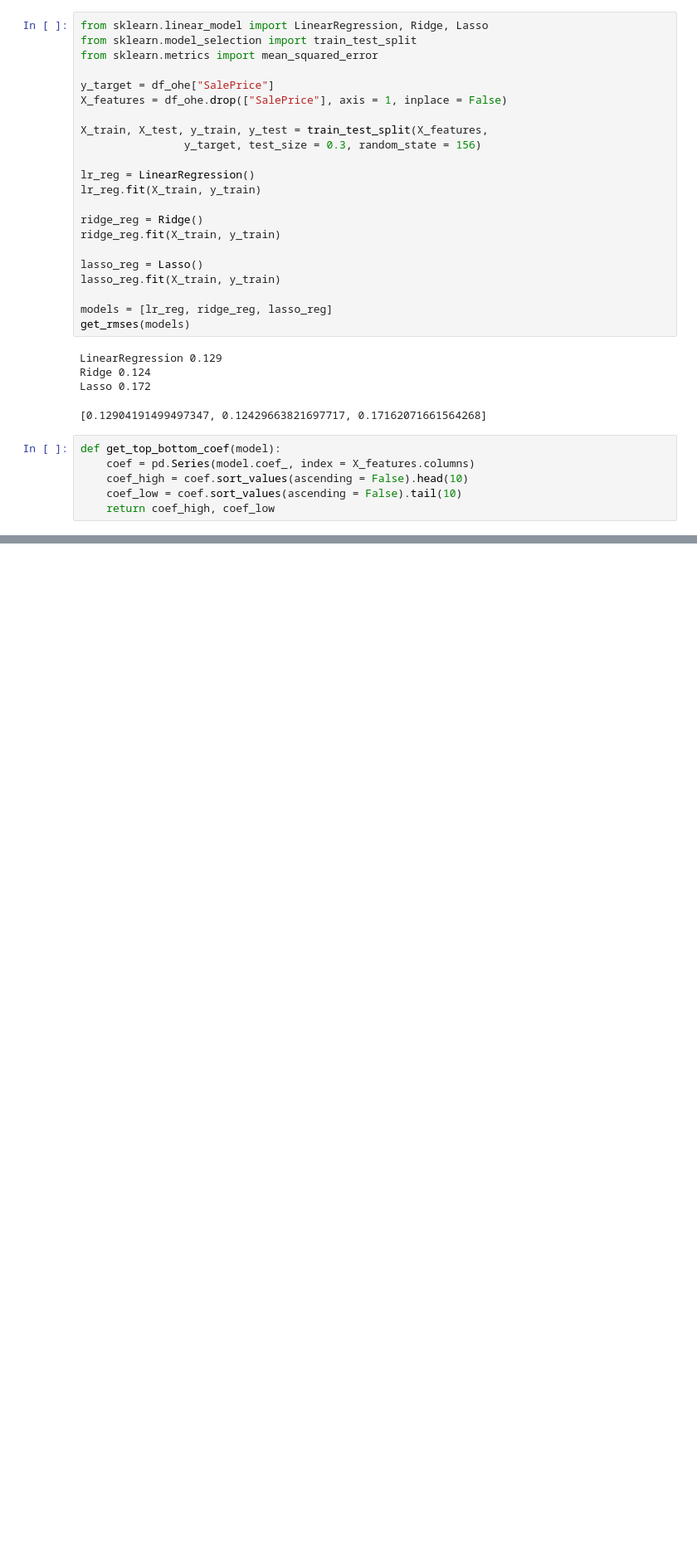
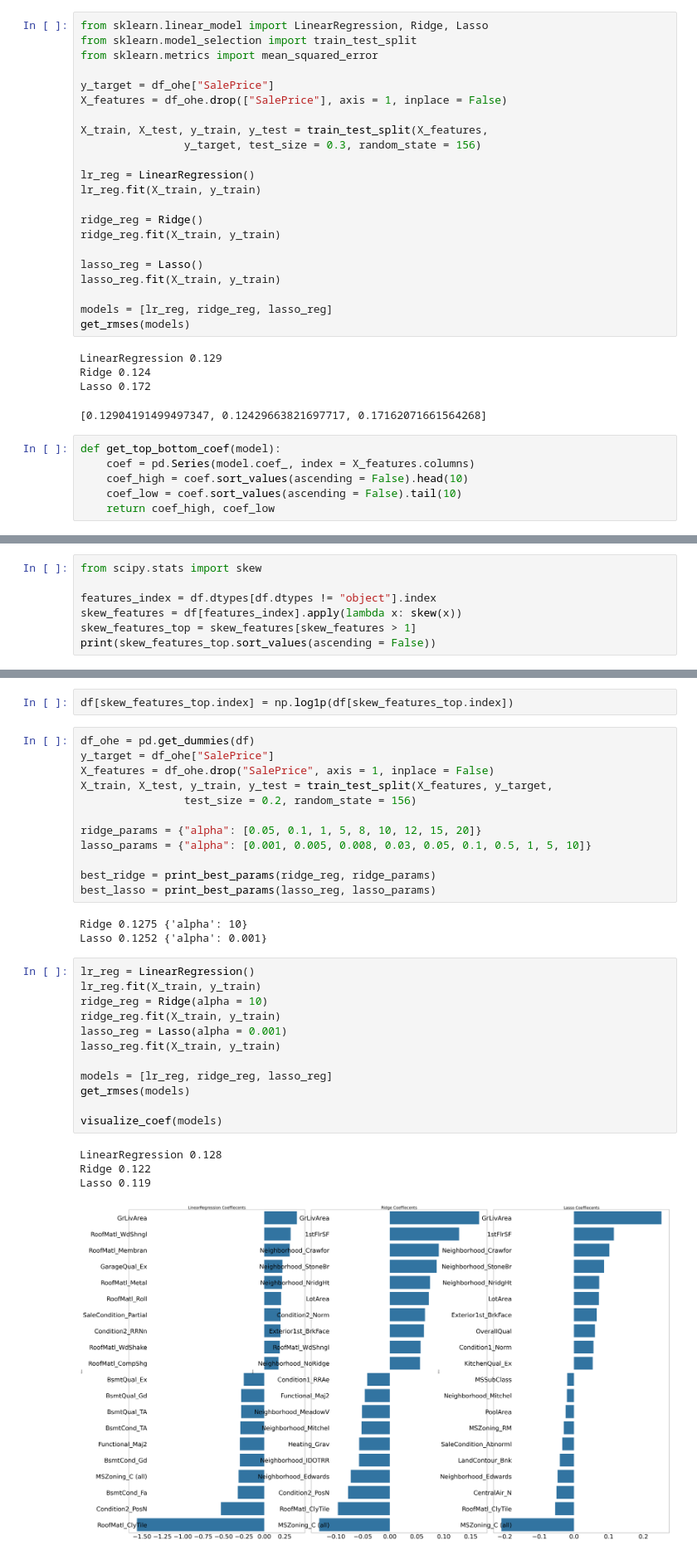
Before and after one commit to YoonTae98/machine_learning, a Jupyter notebook: ch05/5_4.ipynb, the cells around one changed output, grey strips where cells are left out. Shown at 83% size. Saved outputs shown, nothing was run; the diff lists cells and outputs as text; blank space fills up the shorter version.

```diff
--- a/ch05/5_4.ipynb
+++ b/ch05/5_4.ipynb
@@ -158,0 +216,7 @@ visualize_coef(models)
+# %%
+from scipy.stats import skew
+
+features_index = df.dtypes[df.dtypes != "object"].index
+skew_features = df[features_index].apply(lambda x: skew(x))
+skew_features_top = skew_features[skew_features > 1]
+print(skew_features_top.sort_values(ascending = False))
@@ -158,0 +244,34 @@ visualize_coef(models)
+# %%
+df[skew_features_top.index] = np.log1p(df[skew_features_top.index])
+# %%
+df_ohe = pd.get_dummies(df)
+y_target = df_ohe["SalePrice"]
+X_features = df_ohe.drop("SalePrice", axis = 1, inplace = False)
+X_train, X_test, y_train, y_test = train_test_split(X_features, y_target,
+                test_size = 0.2, random_state = 156)
+
+ridge_params = {"alpha": [0.05, 0.1, 1, 5, 8, 10, 12, 15, 20]}
+lasso_params = {"alpha": [0.001, 0.005, 0.008, 0.03, 0.05, 0.1, 0.5, 1, 5, 10]}
+
+best_ridge = print_best_params(ridge_reg, ridge_params)
+best_lasso = print_best_params(lasso_reg, lasso_params)
+# %% [output]
+Ridge 0.1275 {'alpha': 10}
+Lasso 0.1252 {'alpha': 0.001}
+# %%
+lr_reg = LinearRegression()
+lr_reg.fit(X_train, y_train)
+ridge_reg = Ridge(alpha = 10)
+ridge_reg.fit(X_train, y_train)
+lasso_reg = Lasso(alpha = 0.001)
+lasso_reg.fit(X_train, y_train)
+
+models = [lr_reg, ridge_reg, lasso_reg]
+get_rmses(models)
+
+visualize_coef(models)
+# %% [output]
+LinearRegression 0.128
+Ridge 0.122
+Lasso 0.119
+[figure, added]
```
Also changed, not shown: parts of 17 cells of this notebook, 5 other files.
